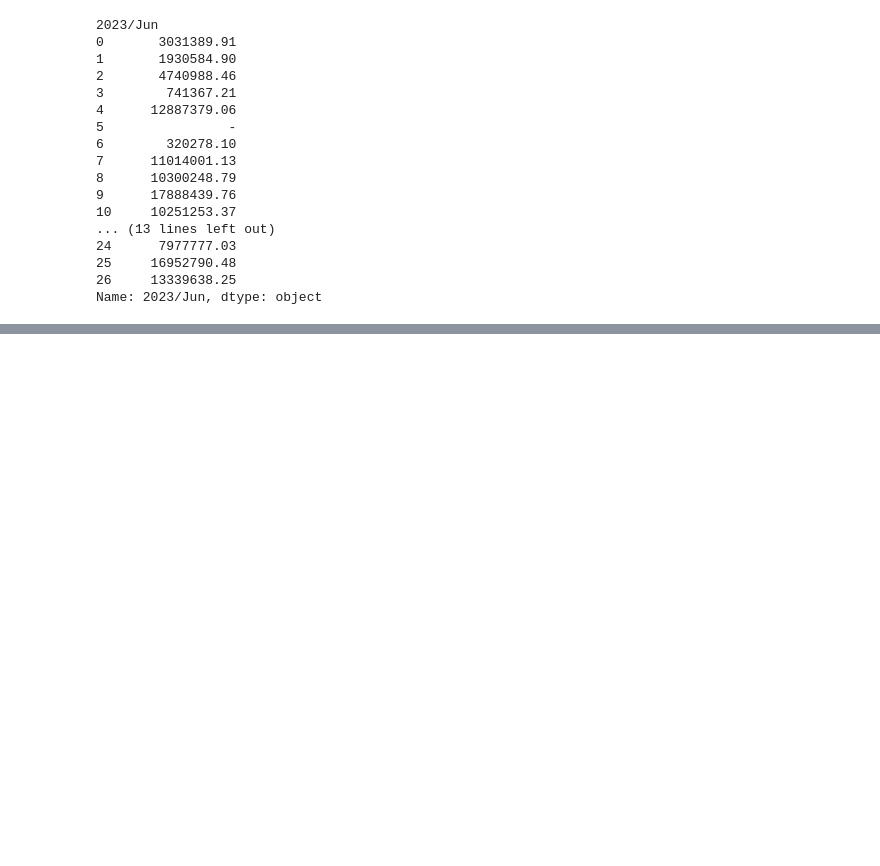
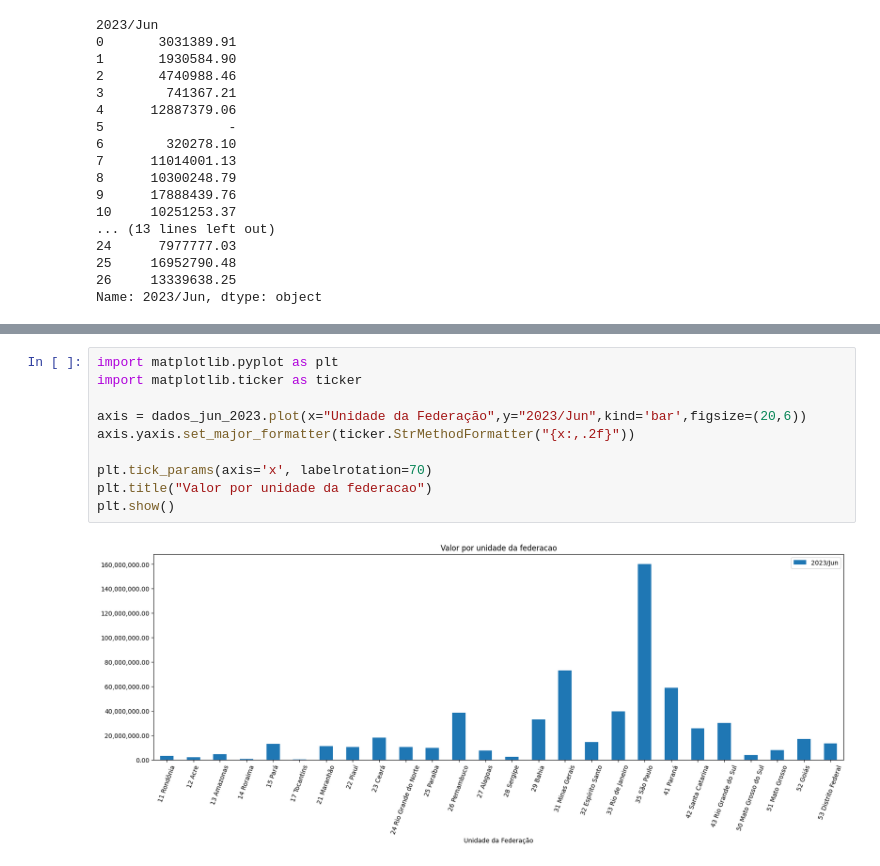
Before and after one commit to vitorsarilio/Pos_Tech_Data_Analytics, a Jupyter notebook: Notebooks/Producao_Hospitalar.ipynb, the cells around one changed output, grey strips where cells are left out. Saved outputs shown, nothing was run; the diff lists cells and outputs as text; blank space fills up the shorter version.

```diff
--- a/Notebooks/Producao_Hospitalar.ipynb
+++ b/Notebooks/Producao_Hospitalar.ipynb
@@ -92,0 +115,12 @@ Name: 2023/Jun, dtype: object
+# %%
+import matplotlib.pyplot as plt
+import matplotlib.ticker as ticker
+
+axis = dados_jun_2023.plot(x="Unidade da Federação",y="2023/Jun",kind='bar',figsize=(20,6))
+axis.yaxis.set_major_formatter(ticker.StrMethodFormatter("{x:,.2f}"))
+
+plt.tick_params(axis='x', labelrotation=70)
+plt.title("Valor por unidade da federacao")
+plt.show()
+# %% [output]
+[figure, added]
```
Also changed, not shown: parts of 4 cells of this notebook.
